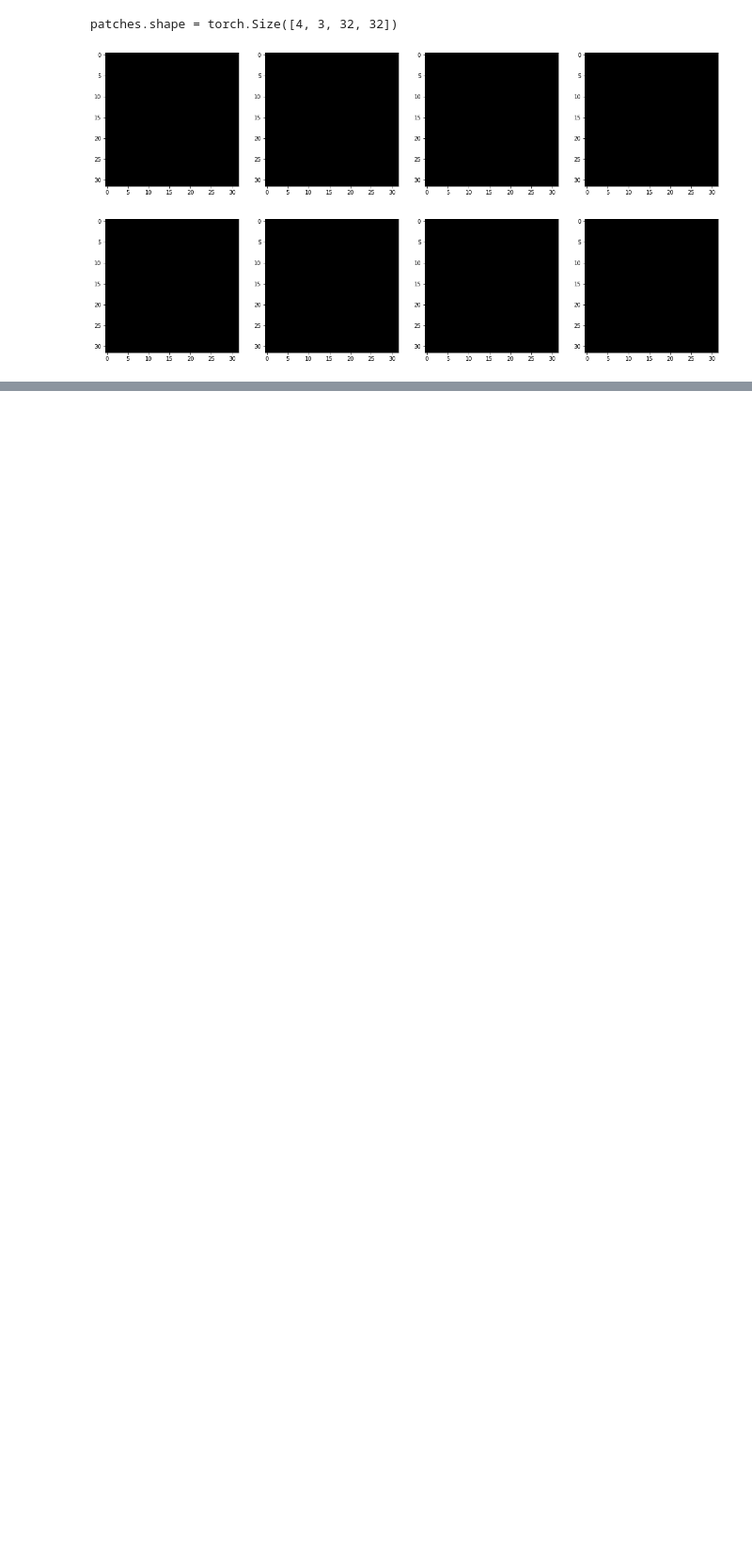
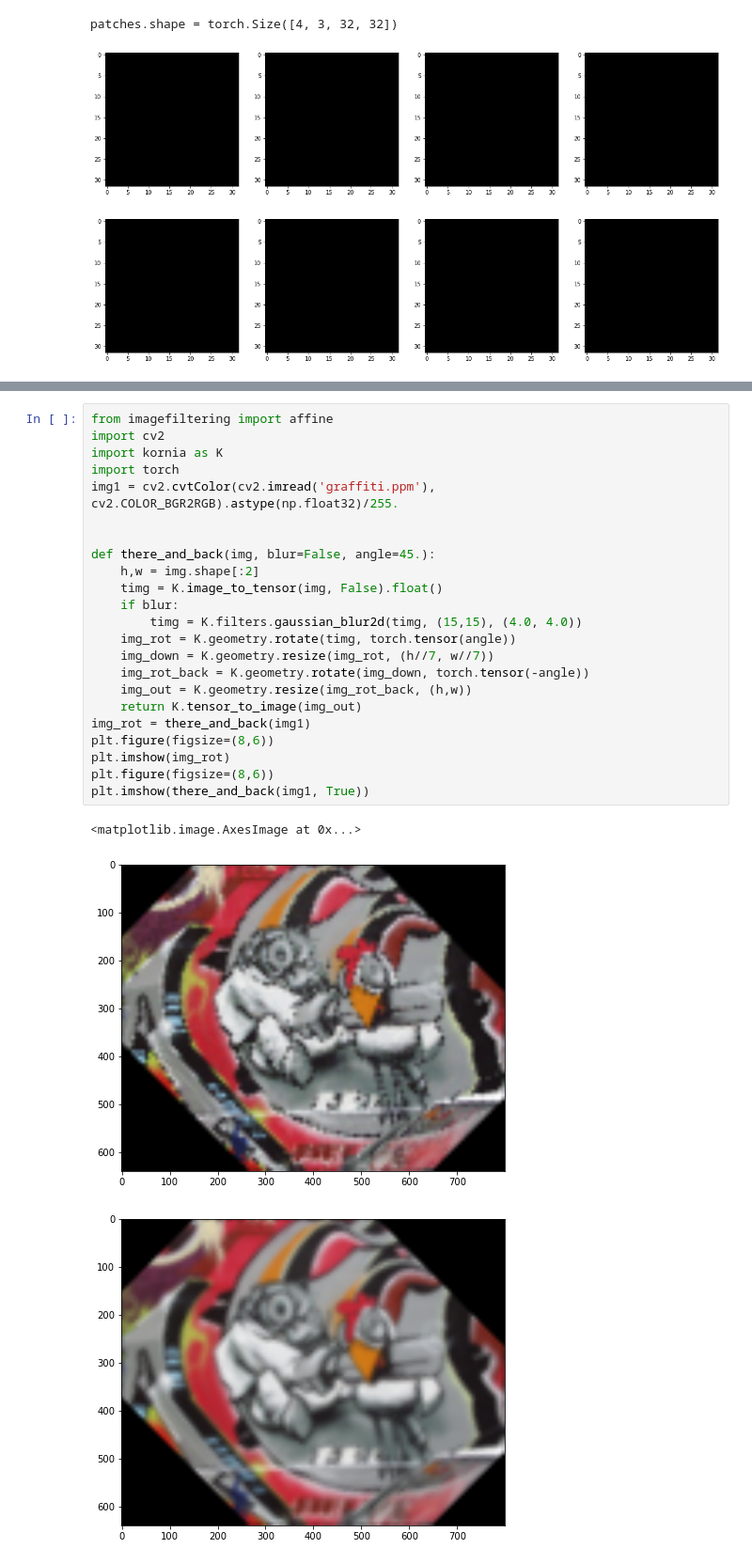
Before and after one commit to ducha-aiki/mpv-templates-backup, a Jupyter notebook: assignment_0_3_correspondences_template/imagefiltering.ipynb, the cells around one changed output, grey strips where cells are left out. Shown at 94% size. Saved outputs shown, nothing was run; the diff lists cells and outputs as text; blank space fills up the shorter version.

Commit message:
why we need filtering

```diff
--- a/assignment_0_3_correspondences_template/imagefiltering.ipynb
+++ b/assignment_0_3_correspondences_template/imagefiltering.ipynb
@@ -340,3 +340,30 @@ imshow_torch_channels(patches_AA, 0)
 
 ![image.png](imagefiltering_files/patches.png)
 ![image.png](imagefiltering_files/patches_AA.png)
+# %%
+from imagefiltering import affine
+import cv2
+import kornia as K
+import torch
+img1 = cv2.cvtColor(cv2.imread('graffiti.ppm'), cv2.COLOR_BGR2RGB).astype(np.float32)/255.
+
+
+def there_and_back(img, blur=False, angle=45.):
+    h,w = img.shape[:2]
+    timg = K.image_to_tensor(img, False).float()
+    if blur:
+        timg = K.filters.gaussian_blur2d(timg, (15,15), (4.0, 4.0))
+    img_rot = K.geometry.rotate(timg, torch.tensor(angle))
+    img_down = K.geometry.resize(img_rot, (h//7, w//7))
+    img_rot_back = K.geometry.rotate(img_down, torch.tensor(-angle))
+    img_out = K.geometry.resize(img_rot_back, (h,w))
+    return K.tensor_to_image(img_out)
+img_rot = there_and_back(img1)
+plt.figure(figsize=(8,6))
+plt.imshow(img_rot)
+plt.figure(figsize=(8,6))
+plt.imshow(there_and_back(img1, True))
+# %% [output]
+<matplotlib.image.AxesImage at 0x...>
+[figure, added]
+[figure, added]
```
